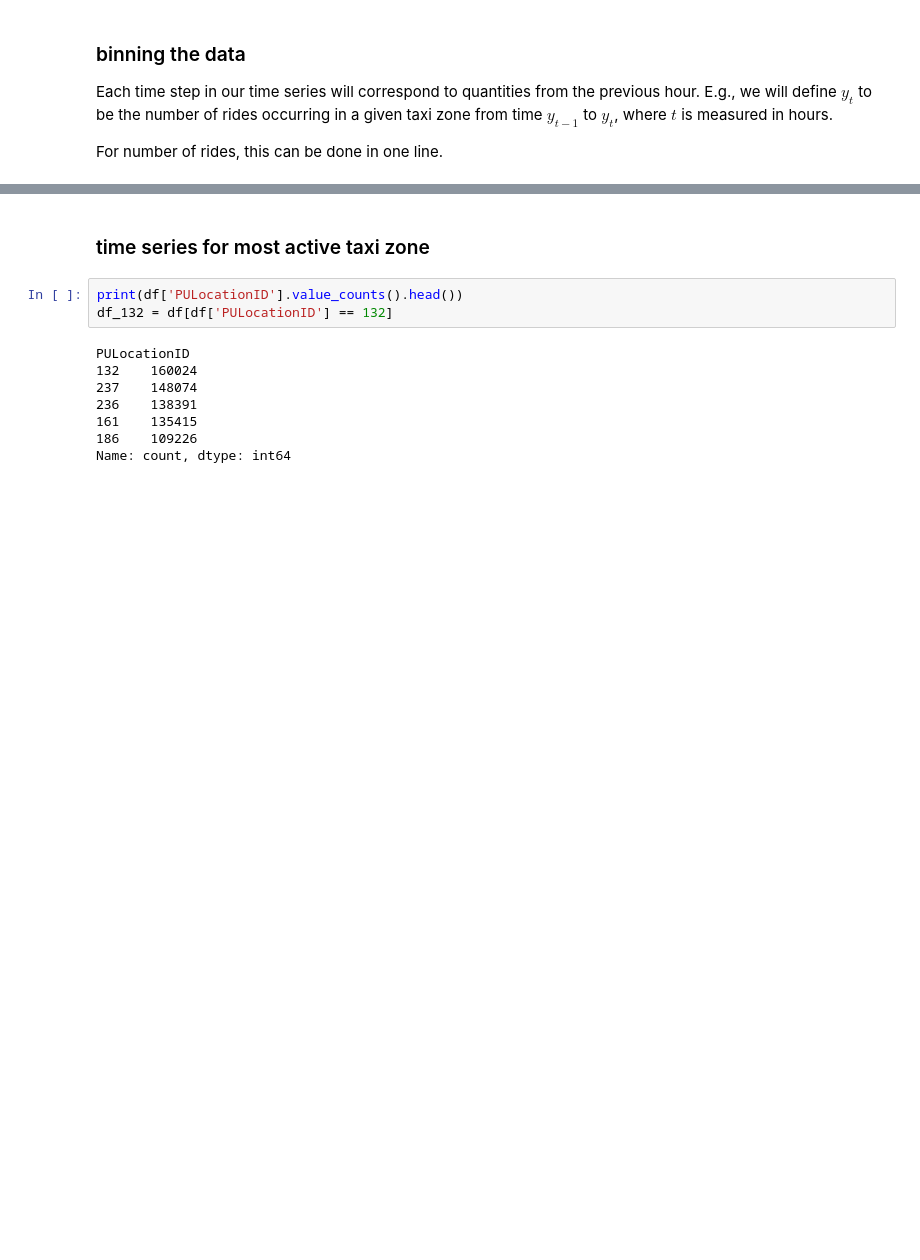
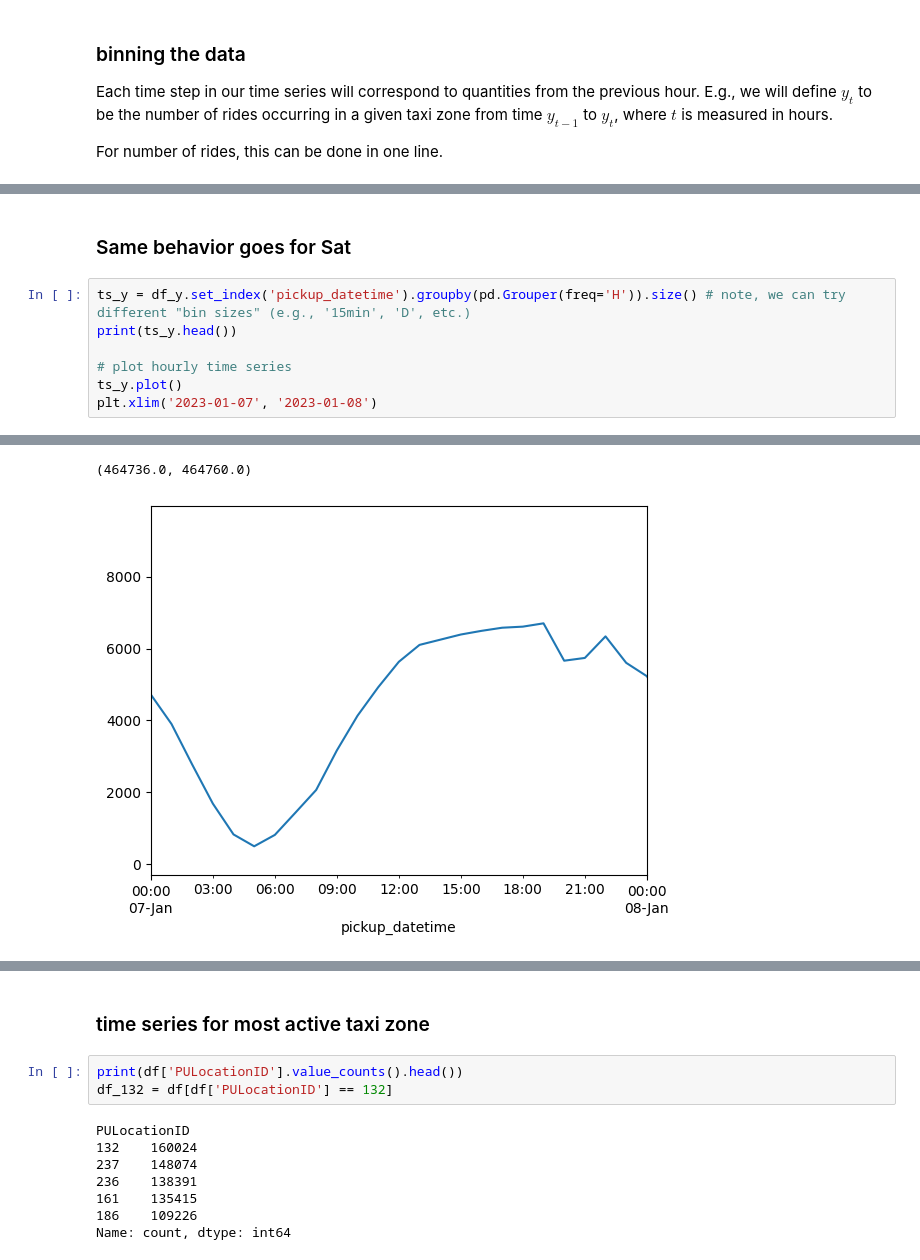
Before and after one commit to edwarddramirez/taxi-forecast, a Jupyter notebook: notebooks/01_load_data.ipynb, the cells around one changed output, grey strips where cells are left out. Cells and saved outputs as stored; diff of their text form; blank space fills up the shorter version.

```diff
--- a/notebooks/01_load_data.ipynb
+++ b/notebooks/01_load_data.ipynb
@@ -89,0 +169,10 @@ Freq: h, dtype: int64
+# %% [markdown]
+### Same behavior goes for Sat
+# %%
+ts_y = df_y.set_index('pickup_datetime').groupby(pd.Grouper(freq='H')).size() # note, we can try different "bin sizes" (e.g., '15min', 'D', etc.)
+print(ts_y.head())
+
+# plot hourly time series
+ts_y.plot()
+plt.xlim('2023-01-07', '2023-01-08')
+# %% [output]
@@ -89,0 +186,2 @@ Freq: h, dtype: int64
+(464736.0, 464760.0)
+[figure, added]
```
Also changed, not shown: parts of 75 cells of this notebook.
